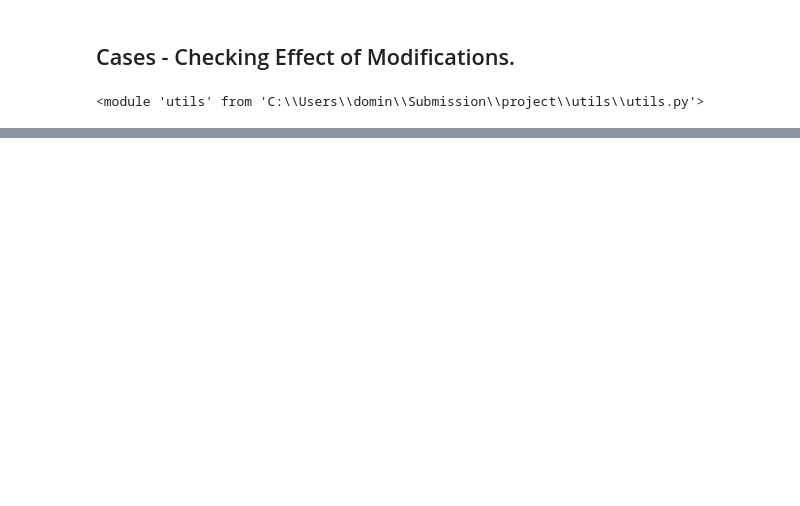
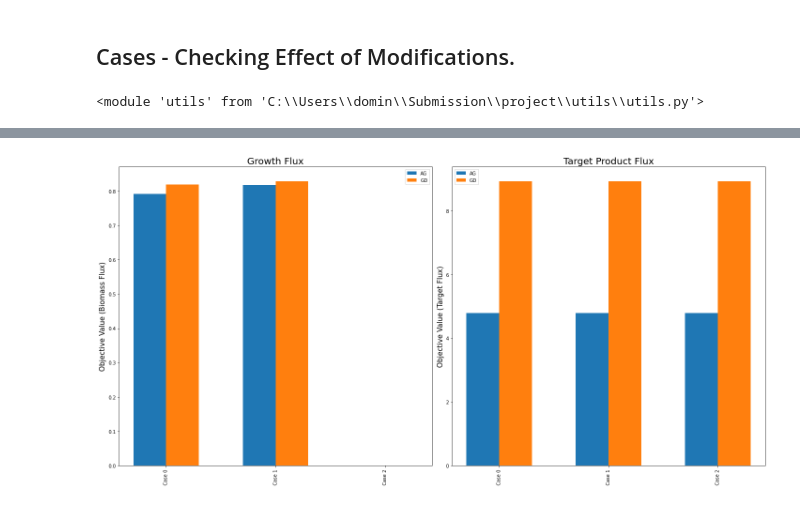
Before and after one commit to psxdf1/Submission, a Jupyter notebook: project/sections/ind_mod/ind_mod_character.ipynb, the cells around one changed output, grey strips where cells are left out. Saved outputs shown, nothing was run; the diff lists cells and outputs as text; code cells hidden in the pictures; blank space fills up the shorter version.

Commit message:
Moved over commuinty construction script
Added assorted exploratory items relating to micom cooperative tradeoff fraction values.

```diff
--- a/project/sections/ind_mod/ind_mod_character.ipynb
+++ b/project/sections/ind_mod/ind_mod_character.ipynb
@@ -90,0 +77,49 @@ GD_gr, GD_tmy = runcases(GD, "../../data/ind_mod_cases/GD", GD_tgt)
+# %%
+# Graphing the individual modifications:
+import matplotlib as mp
+import matplotlib.pyplot as plt
+import numpy as np
+
+# Using the variable axs for multiple Axes
+fig, axs = plt.subplots(1, 2,figsize=(20,10)) # Make it a larger figure
+width = 0.3
+offset = width/2
+
+# axis 1 - growth
+y = AG_gr
+x = np.arange(len(y))
+axs[0].bar(x-offset,y, width=width, label = "AG")
+
+y = GD_gr
+axs[0].bar(x+offset,y, width=width, label = "GD")
+axs[0].legend()
+
+axs[0].tick_params("x", rotation=90)
+# axs[0].set_xlabel("Case")
+axs[0].set_ylabel("Objective Value (Biomass Flux)", fontsize = 15)
+axs[0].set_xticks(x, ["Case 0","Case 1", "Case 2"])
+axs[0].set_title("Growth Flux",fontsize = 20)
+
+
+# axis 2 - Tgt Product
+y = AG_tmy
+x = np.arange(len(y))
+axs[1].bar(x-offset,y, width=width, label = "AG")
+
+y = GD_tmy
+axs[1].bar(x+offset,y, width=width, label = "GD")
+axs[1].legend()
+
+
+axs[1].tick_params("x", rotation=90)
+# axs[1].set_xlabel("Case")
+axs[1].set_ylabel("Objective Value (Target Flux)",fontsize = 15)
+axs[1].set_xticks(x, ["Case 0","Case 1", "Case 2"])
+axs[1].set_title("Target Product Flux",fontsize = 20)
+
+
+# Save plot to overleaf
+fig.tight_layout()
+fig.savefig(f"C:/Users/domin/Masters-Thesis---Draft-1/images/IndOpt/Individual_case_results.pdf", bbox_inches = 'tight', pad_inches=0.2)
+# %% [output]
+[figure, added]
```
Also changed, not shown: parts of 11 cells of this notebook, 8 other files.
